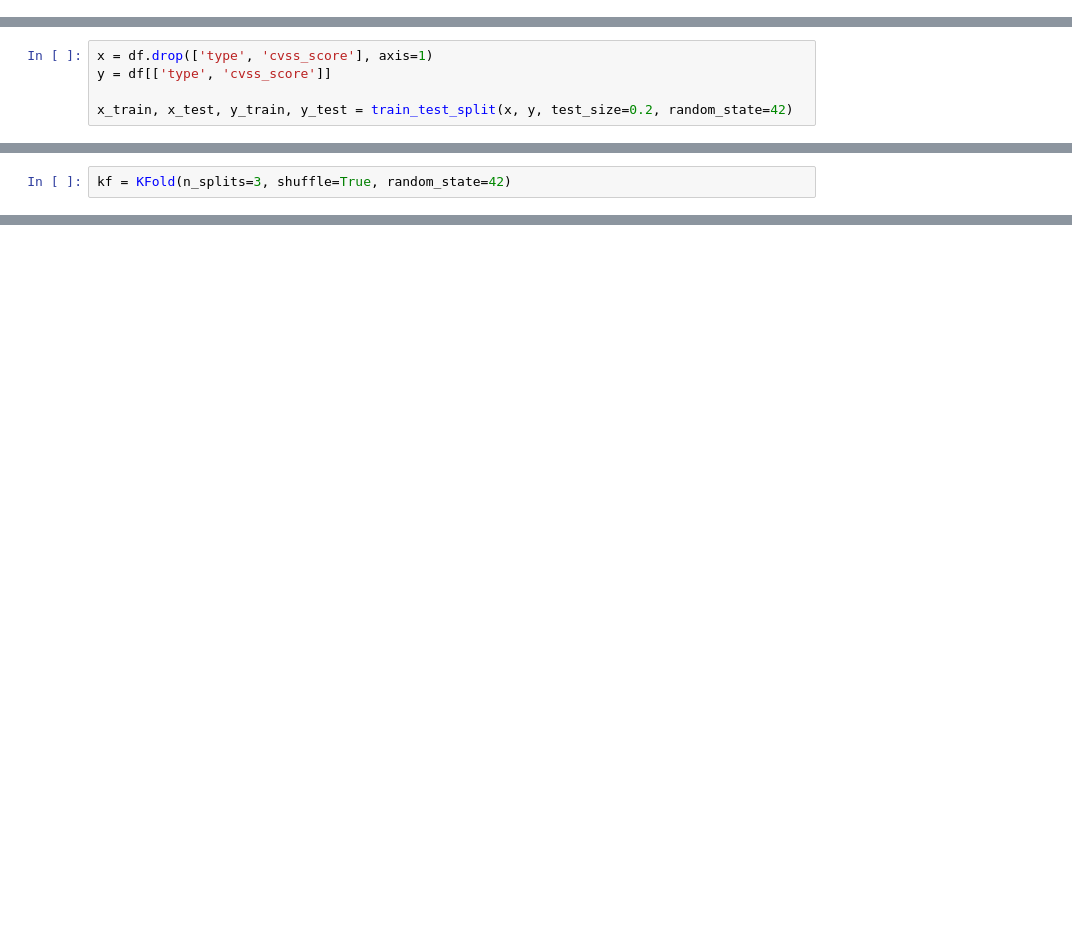
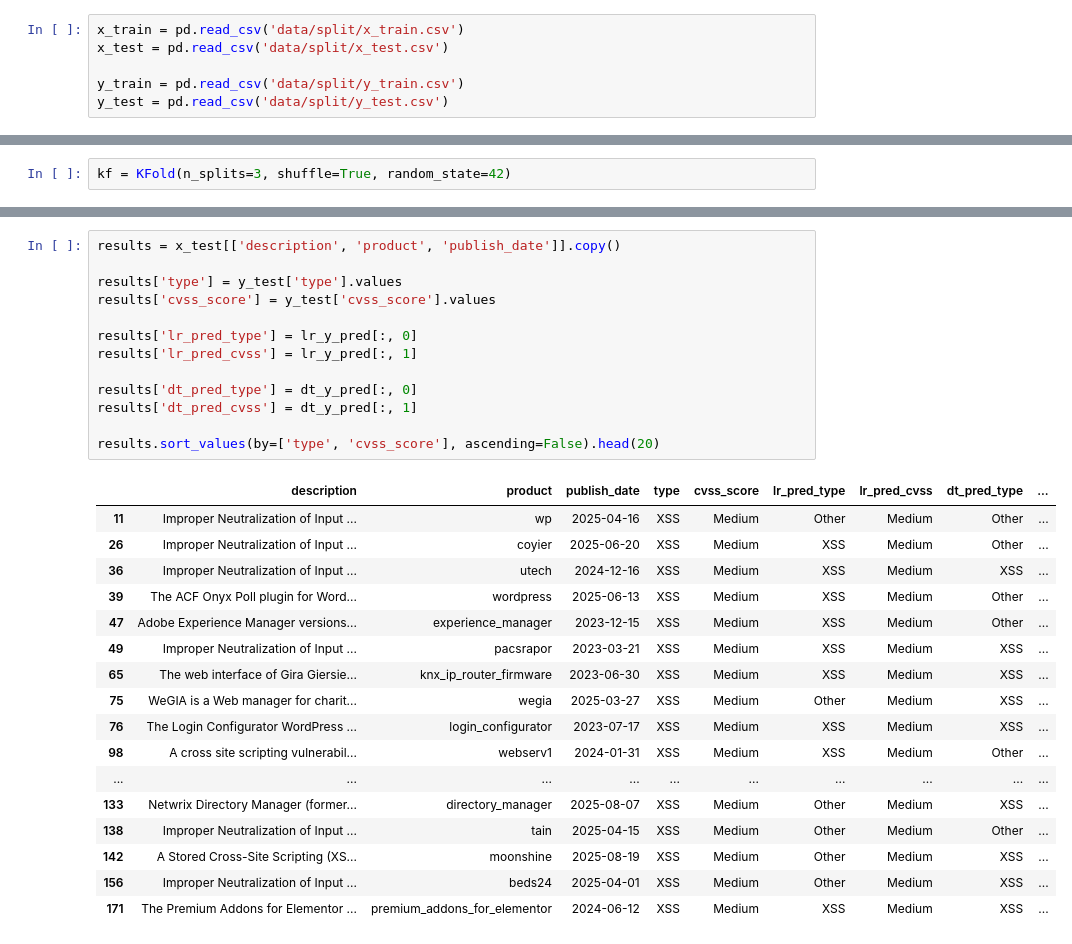
Before and after one commit to Mirzalimov-Ali/SML_CVE_type_cvssScore_predict, a Jupyter notebook: notebooks/base_model_training.ipynb, the cells around one changed output, grey strips where cells are left out. Cells and saved outputs as stored; diff of their text form; blank space fills up the shorter version.

```diff
--- a/notebooks/base_model_training.ipynb
+++ b/notebooks/base_model_training.ipynb
@@ -10 +13,7 @@ df = pd.read_csv("data/filled/filled_dataset.csv")
+# %%
+x_train = pd.read_csv('data/split/x_train.csv')
+x_test = pd.read_csv('data/split/x_test.csv')
+
+y_train = pd.read_csv('data/split/y_train.csv')
+y_test = pd.read_csv('data/split/y_test.csv')
 # %%
@@ -62,5 +50,0 @@ from sklearn.multioutput import MultiOutputClassifier
-# %%
-x = df.drop(['type', 'cvss_score'], axis=1)
-y = df[['type', 'cvss_score']]
-
-x_train, x_test, y_train, y_test = train_test_split(x, y, test_size=0.2, random_state=42)
@@ -173,0 +261,31 @@ weighted avg       0.58      0.58      0.58      2060
+# %%
+results = x_test[['description', 'product', 'publish_date']].copy()
+
+results['type'] = y_test['type'].values
+results['cvss_score'] = y_test['cvss_score'].values
+
+results['lr_pred_type'] = lr_y_pred[:, 0]
+results['lr_pred_cvss'] = lr_y_pred[:, 1]
+
+results['dt_pred_type'] = dt_y_pred[:, 0]
+results['dt_pred_cvss'] = dt_y_pred[:, 1]
+
+results.sort_values(by=['type', 'cvss_score'], ascending=False).head(20)
+# %% [output]
+|  | description | product | publish_date | type | cvss_score | lr_pred_type | lr_pred_cvss | dt_pred_type | ... |
+| 11 | Improper Neutralization of Input ... | wp | 2025-04-16 | XSS | Medium | Other | Medium | Other | ... |
+| 26 | Improper Neutralization of Input ... | coyier | 2025-06-20 | XSS | Medium | XSS | Medium | Other | ... |
+| 36 | Improper Neutralization of Input ... | utech | 2024-12-16 | XSS | Medium | XSS | Medium | XSS | ... |
+| 39 | The ACF Onyx Poll plugin for Word... | wordpress | 2025-06-13 | XSS | Medium | XSS | Medium | Other | ... |
+| 47 | Adobe Experience Manager versions... | experience_manager | 2023-12-15 | XSS | Medium | XSS | Medium | Other | ... |
+| 49 | Improper Neutralization of Input ... | pacsrapor | 2023-03-21 | XSS | Medium | XSS | Medium | XSS | ... |
+| 65 | The web interface of Gira Giersie... | knx_ip_router_firmware | 2023-06-30 | XSS | Medium | XSS | Medium | XSS | ... |
+| 75 | WeGIA is a Web manager for charit... | wegia | 2025-03-27 | XSS | Medium | Other | Medium | XSS | ... |
+| 76 | The Login Configurator WordPress ... | login_configurator | 2023-07-17 | XSS | Medium | XSS | Medium | XSS | ... |
+| 98 | A cross site scripting vulnerabil... | webserv1 | 2024-01-31 | XSS | Medium | XSS | Medium | Other | ... |
+| ... | ... | ... | ... | ... | ... | ... | ... | ... | ... |
+| 133 | Netwrix Directory Manager (former... | directory_manager | 2025-08-07 | XSS | Medium | Other | Medium | XSS | ... |
+| 138 | Improper Neutralization of Input ... | tain | 2025-04-15 | XSS | Medium | Other | Medium | Other | ... |
+| 142 | A Stored Cross-Site Scripting (XS... | moonshine | 2025-08-19 | XSS | Medium | Other | Medium | XSS | ... |
+| 156 | Improper Neutralization of Input ... | beds24 | 2025-04-01 | XSS | Medium | Other | Medium | XSS | ... |
+| 171 | The Premium Addons for Elementor ... | premium_addons_for_elementor | 2024-06-12 | XSS | Medium | XSS | Medium | XSS | ... |
```
Also changed, not shown: parts of 49 cells of this notebook, 51 other files.
